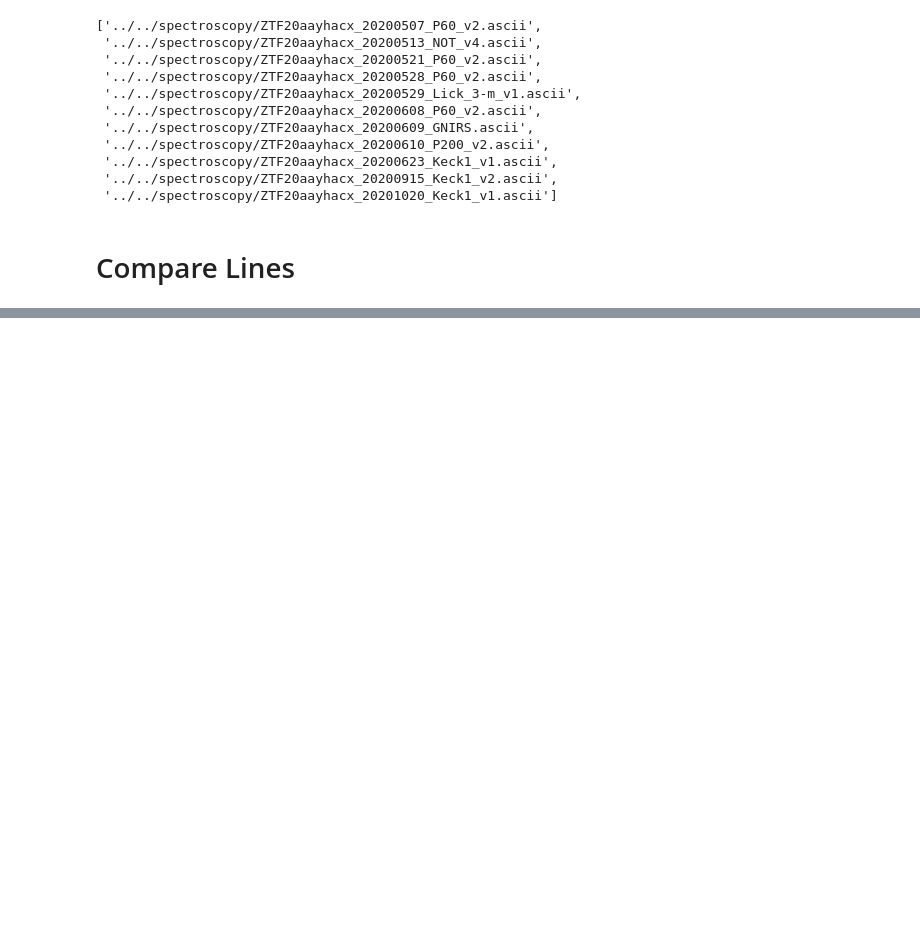
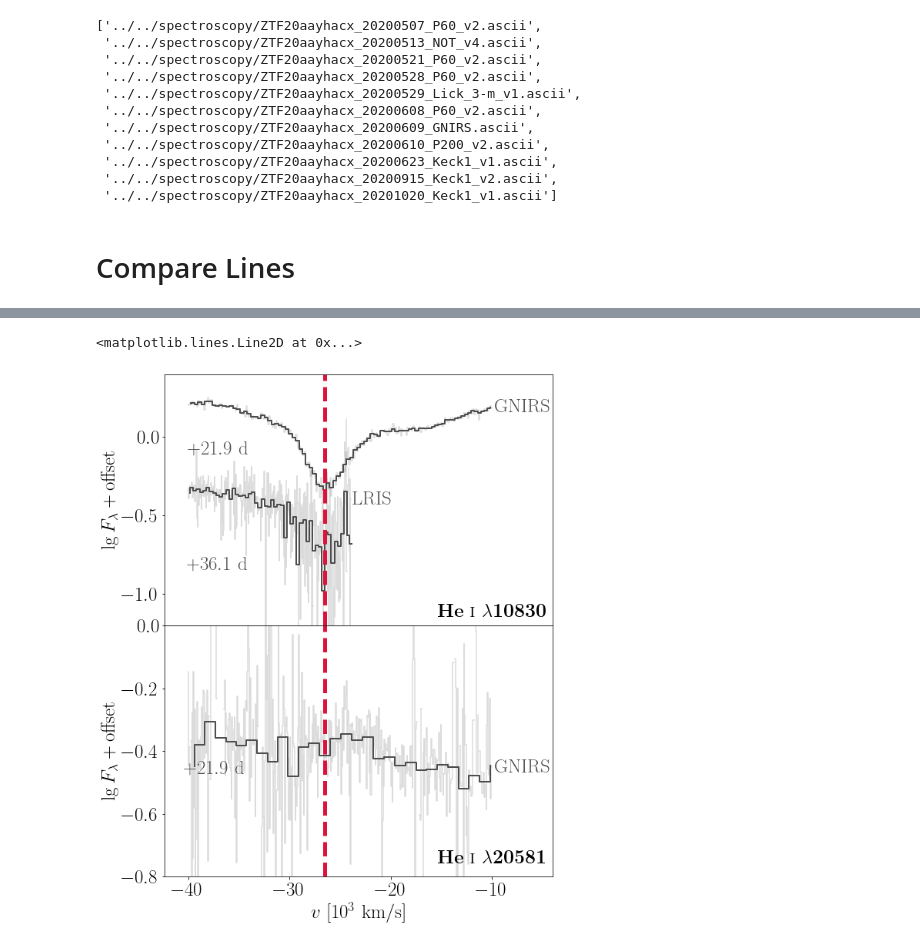
Before and after one commit to slowdivePTG/SN2020jgb, a Jupyter notebook: rv/SN2020jgb/CaII_HeI_hvf.ipynb, the cells around one changed output, grey strips where cells are left out. Saved outputs shown, nothing was run; the diff lists cells and outputs as text; code cells hidden in the pictures; blank space fills up the shorter version.

```diff
--- a/rv/SN2020jgb/CaII_HeI_hvf.ipynb
+++ b/rv/SN2020jgb/CaII_HeI_hvf.ipynb
@@ -246,0 +250,50 @@ plt.savefig('../../paper/figures/CaII_HeI_hvf.pdf', bbox_inches='tight')
+# %%
+fig = plt.figure(figsize=(10, 12))
+gs = fig.add_gridspec(nrows=2,
+                      ncols=3,
+                      left=0.05,
+                      right=0.75,
+                      hspace=0,
+                      wspace=0.05)
+ax0 = fig.add_subplot(gs[:-1, :])
+ax1 = fig.add_subplot(gs[-1, :])
+
+HeI = 10830
+col_He = ['0.3', '0.3']
+instru_He = [r'\mathrm{GNIRS}', r'\mathrm{LRIS}']
+compare_lines(spec_He_files,
+              ax0,
+              line=HeI,
+              vmax=-40000,
+              vmin=-10000,
+              phase_min=11,
+              phase_max=37,
+              norm_fac=1,
+              bin_size=300,
+              col=col_He,
+              instru=instru_He)
+ax0.set_ylim(-1.2, 0.4)
+ax0.text(-10, -1.15, r'$\mathbf{He\ \textsc{i}\ \lambda 10830}$', ha='center')
+
+HeI = 20581
+col_He = ['0.3']
+instru_He = [r'\mathrm{GNIRS}']
+compare_lines([spec_He_files[0]],
+              ax1,
+              line=HeI,
+              vmax=-40000,
+              vmin=-10000,
+              phase_min=11,
+              phase_max=37,
+              norm_fac=.4,
+              bin_size=1000,
+              col=col_He,
+              instru=instru_He)
+ax1.set_ylim(-0.8, 0)
+ax1.text(-10, -0.76, r'$\mathbf{He\ \textsc{i}\ \lambda 20581}$', ha='center')
+
+ax0.axvline(-26.5, color='crimson', linestyle='--', linewidth=5)
+ax1.axvline(-26.5, color='crimson', linestyle='--', linewidth=5)
+# %% [output]
+<matplotlib.lines.Line2D at 0x...>
+[figure, added]
```
Also changed, not shown: parts of 2 cells of this notebook, 3 other files.
